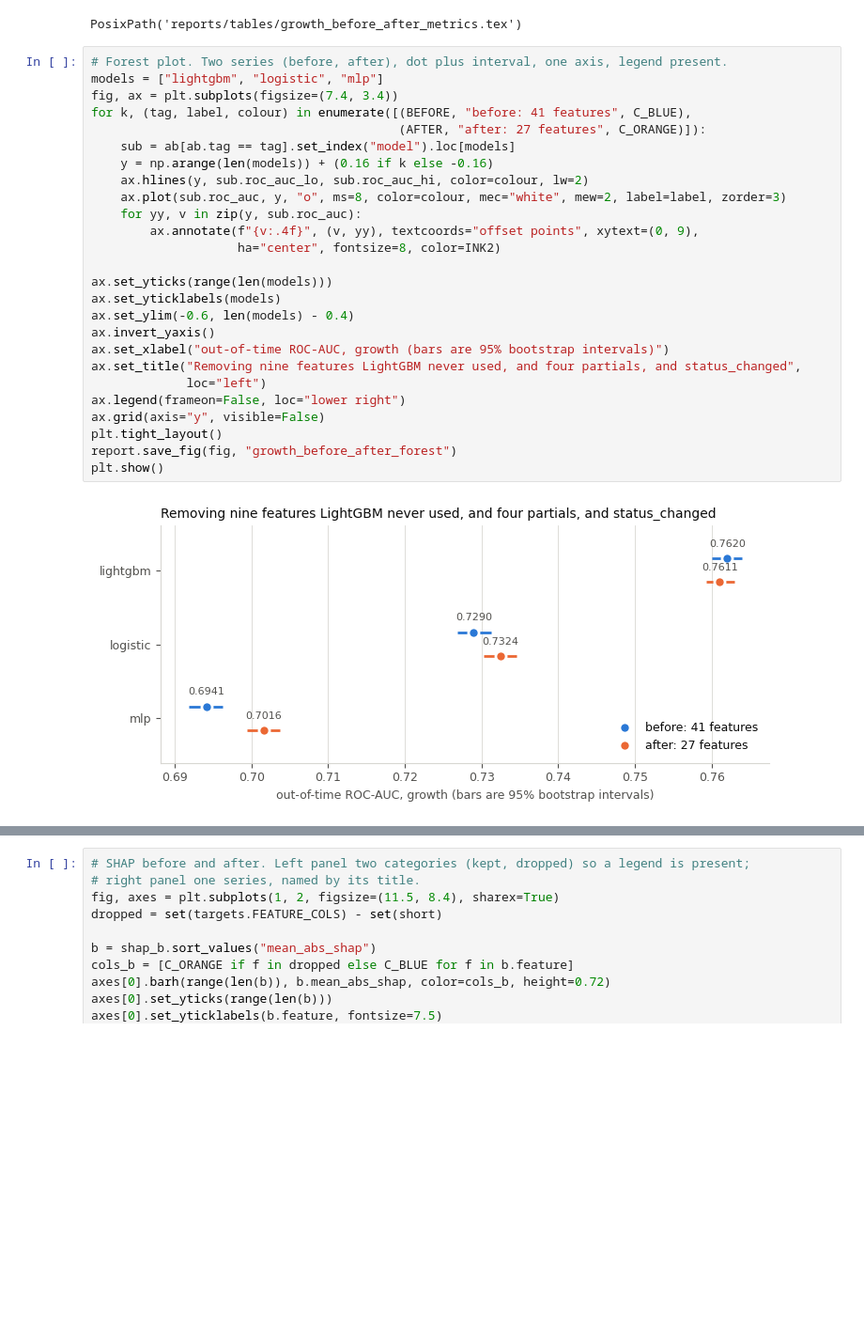
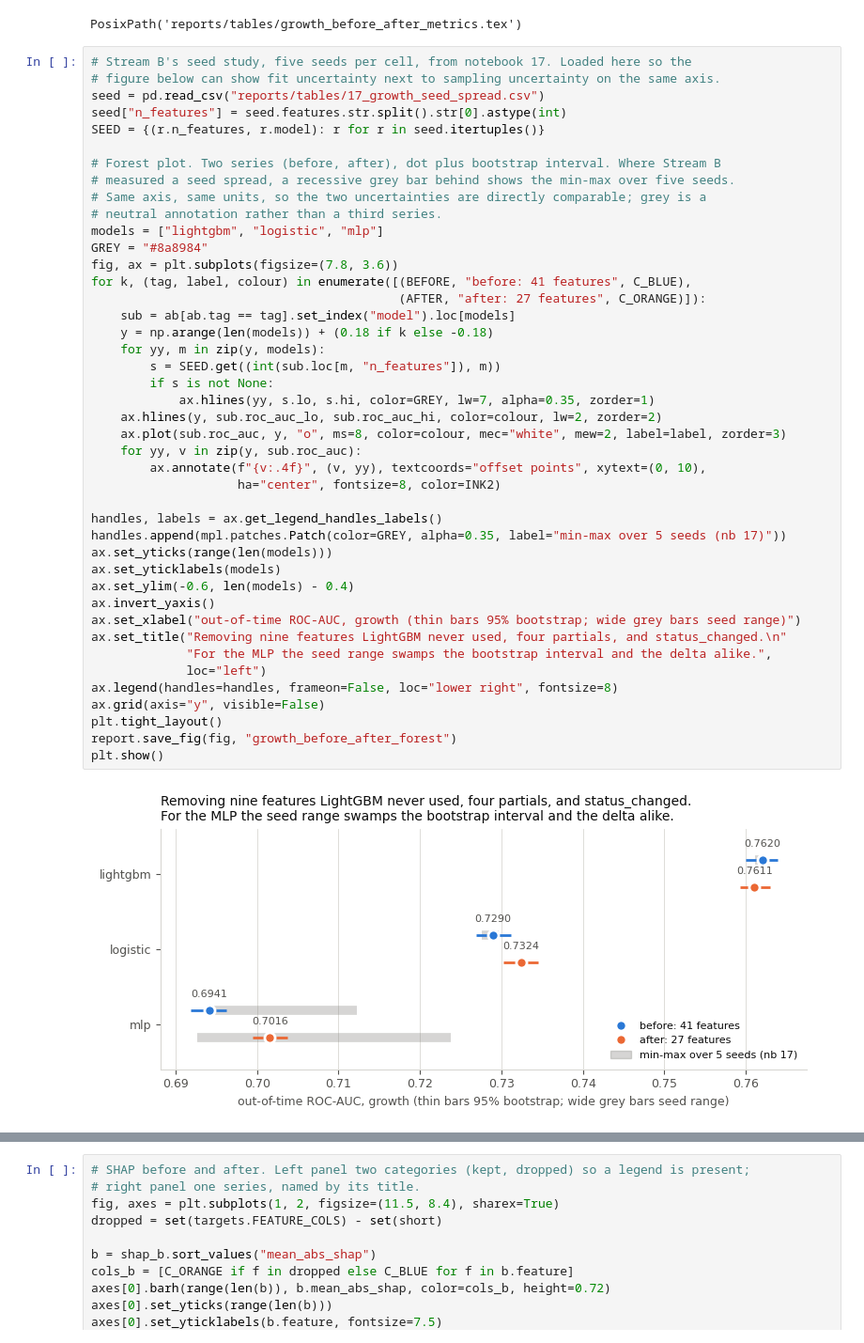
Before and after one commit to Viklin41/lloyds-commercial-banking-intelligence-2026, a Jupyter notebook: notebooks/18_growth_defect.ipynb, the cells around one changed output, grey strips where cells are left out. Shown at 94% size. Drawn from its saved outputs; the diff is of its cells as text; blank space fills up the shorter version.

Commit message:
retracted the growth MLP result, it does not survive the seed spread

```diff
--- a/notebooks/18_growth_defect.ipynb
+++ b/notebooks/18_growth_defect.ipynb
@@ -567,32 +567,49 @@ logistic        0.7290              0.7324  0.0035
 mlp             0.6941              0.7016  0.0075
 PosixPath('reports/tables/growth_before_after_metrics.tex')
 # %%
-# Forest plot. Two series (before, after), dot plus interval, one axis, legend present.
+# Stream B's seed study, five seeds per cell, from notebook 17. Loaded here so the
+# figure below can show fit uncertainty next to sampling uncertainty on the same axis.
+seed = pd.read_csv("reports/tables/17_growth_seed_spread.csv")
+seed["n_features"] = seed.features.str.split().str[0].astype(int)
+SEED = {(r.n_features, r.model): r for r in seed.itertuples()}
+
+# Forest plot. Two series (before, after), dot plus bootstrap interval. Where Stream B
+# measured a seed spread, a recessive grey bar behind shows the min-max over five seeds.
+# Same axis, same units, so the two uncertainties are directly comparable; grey is a
+# neutral annotation rather than a third series.
 models = ["lightgbm", "logistic", "mlp"]
-fig, ax = plt.subplots(figsize=(7.4, 3.4))
+GREY = "#8a8984"
+fig, ax = plt.subplots(figsize=(7.8, 3.6))
 for k, (tag, label, colour) in enumerate([(BEFORE, "before: 41 features", C_BLUE),
                                           (AFTER, "after: 27 features", C_ORANGE)]):
     sub = ab[ab.tag == tag].set_index("model").loc[models]
-    y = np.arange(len(models)) + (0.16 if k else -0.16)
-    ax.hlines(y, sub.roc_auc_lo, sub.roc_auc_hi, color=colour, lw=2)
+    y = np.arange(len(models)) + (0.18 if k else -0.18)
+    for yy, m in zip(y, models):
+        s = SEED.get((int(sub.loc[m, "n_features"]), m))
+        if s is not None:
+            ax.hlines(yy, s.lo, s.hi, color=GREY, lw=7, alpha=0.35, zorder=1)
+    ax.hlines(y, sub.roc_auc_lo, sub.roc_auc_hi, color=colour, lw=2, zorder=2)
     ax.plot(sub.roc_auc, y, "o", ms=8, color=colour, mec="white", mew=2, label=label, zorder=3)
     for yy, v in zip(y, sub.roc_auc):
-        ax.annotate(f"{v:.4f}", (v, yy), textcoords="offset points", xytext=(0, 9),
+        ax.annotate(f"{v:.4f}", (v, yy), textcoords="offset points", xytext=(0, 10),
                     ha="center", fontsize=8, color=INK2)
 
+handles, labels = ax.get_legend_handles_labels()
+handles.append(mpl.patches.Patch(color=GREY, alpha=0.35, label="min-max over 5 seeds (nb 17)"))
 ax.set_yticks(range(len(models)))
 ax.set_yticklabels(models)
 ax.set_ylim(-0.6, len(models) - 0.4)
 ax.invert_yaxis()
-ax.set_xlabel("out-of-time ROC-AUC, growth (bars are 95% bootstrap intervals)")
-ax.set_title("Removing nine features LightGBM never used, and four partials, and status_changed",
+ax.set_xlabel("out-of-time ROC-AUC, growth (thin bars 95% bootstrap; wide grey bars seed range)")
+ax.set_title("Removing nine features LightGBM never used, four partials, and status_changed.\n"
+             "For the MLP the seed range swamps the bootstrap interval and the delta alike.",
              loc="left")
-ax.legend(frameon=False, loc="lower right")
+ax.legend(handles=handles, frameon=False, loc="lower right", fontsize=8)
 ax.grid(axis="y", visible=False)
 plt.tight_layout()
 report.save_fig(fig, "growth_before_after_forest")
 plt.show()
 # %% [output]
-[figure, old version]
+[figure, new version]
 # %% [markdown]
 **LightGBM does not move.** `-0.0010`, intervals almost entirely overlapping. **Logistic gains
```
Also changed, not shown: parts of 5 cells of this notebook, 4 other files.
